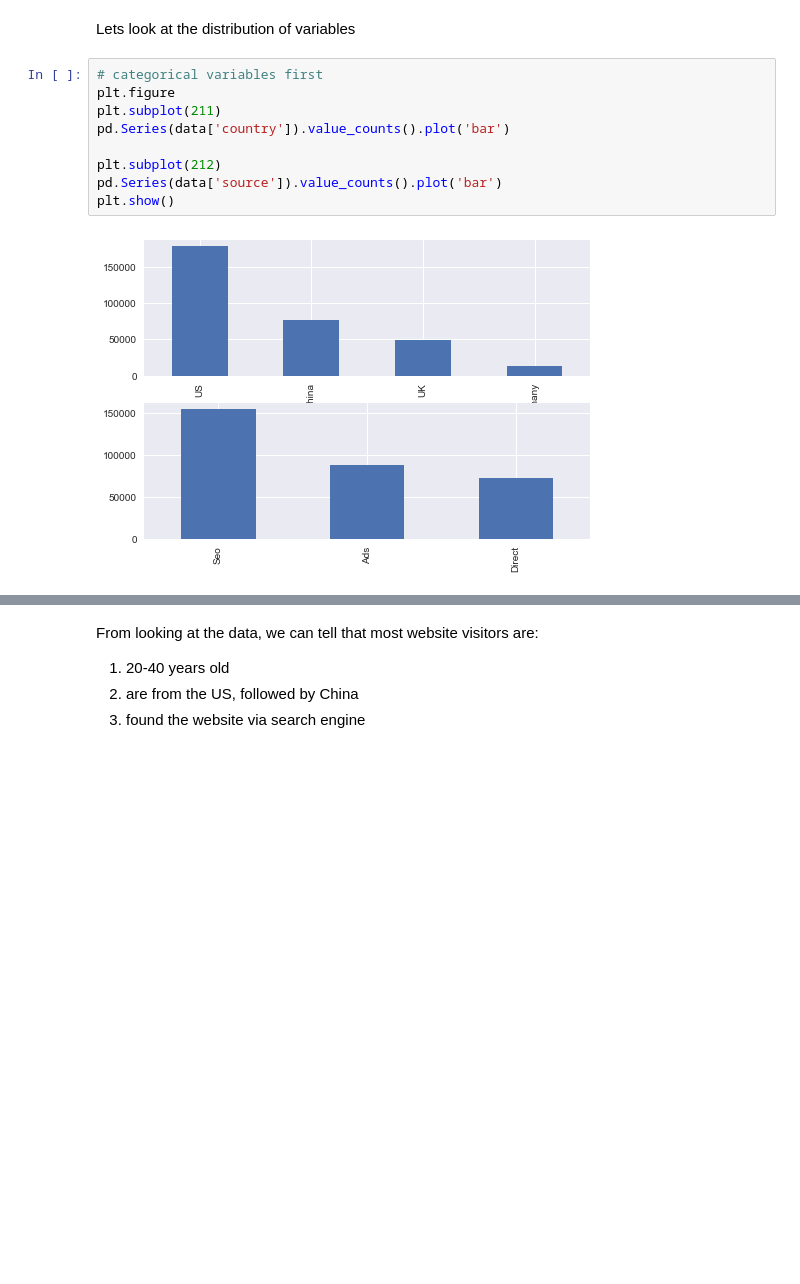
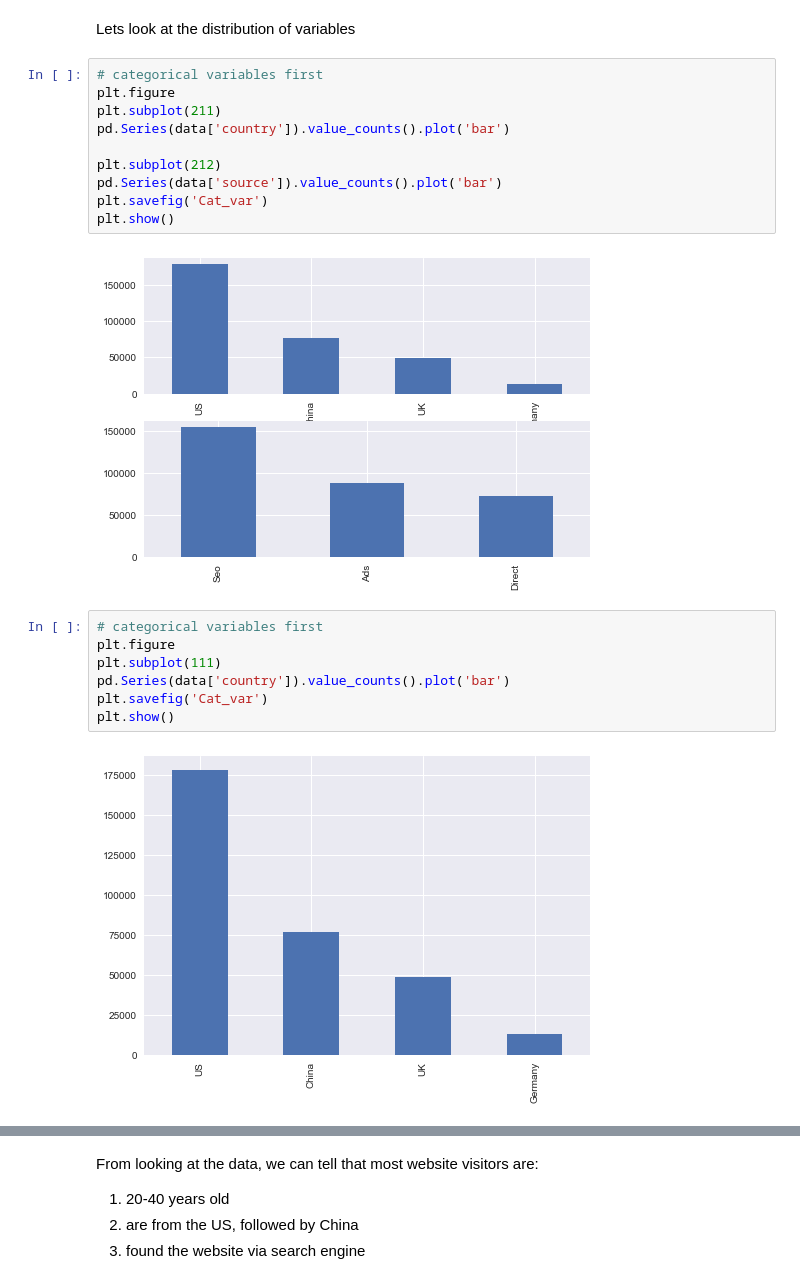
Before and after one commit to yavorska-iryna/presession_exercise, a Jupyter notebook: “Iryna_Yavorska_presession_exercise.ipynb, the cells around one changed output, grey strips where cells are left out. Cells and saved outputs as stored; diff of their text form; blank space fills up the shorter version.

```diff
--- a/“Iryna_Yavorska_presession_exercise.ipynb
+++ b/“Iryna_Yavorska_presession_exercise.ipynb
@@ -36,9 +36,19 @@ pd.Series(data['country']).value_counts().plot('bar')
 
 plt.subplot(212)
 pd.Series(data['source']).value_counts().plot('bar')
+plt.savefig('Cat_var')
 plt.show()
 # %% [output]
 [figure]
+# %%
+# categorical variables first
+plt.figure
+plt.subplot(111)
+pd.Series(data['country']).value_counts().plot('bar')
+plt.savefig('Cat_var')
+plt.show()
+# %% [output]
+[figure, added]
 # %%
 # then binary and numerical variables
 data.hist(bins = 50)
```
Also changed, not shown: parts of 3 cells of this notebook, 2 other files.
